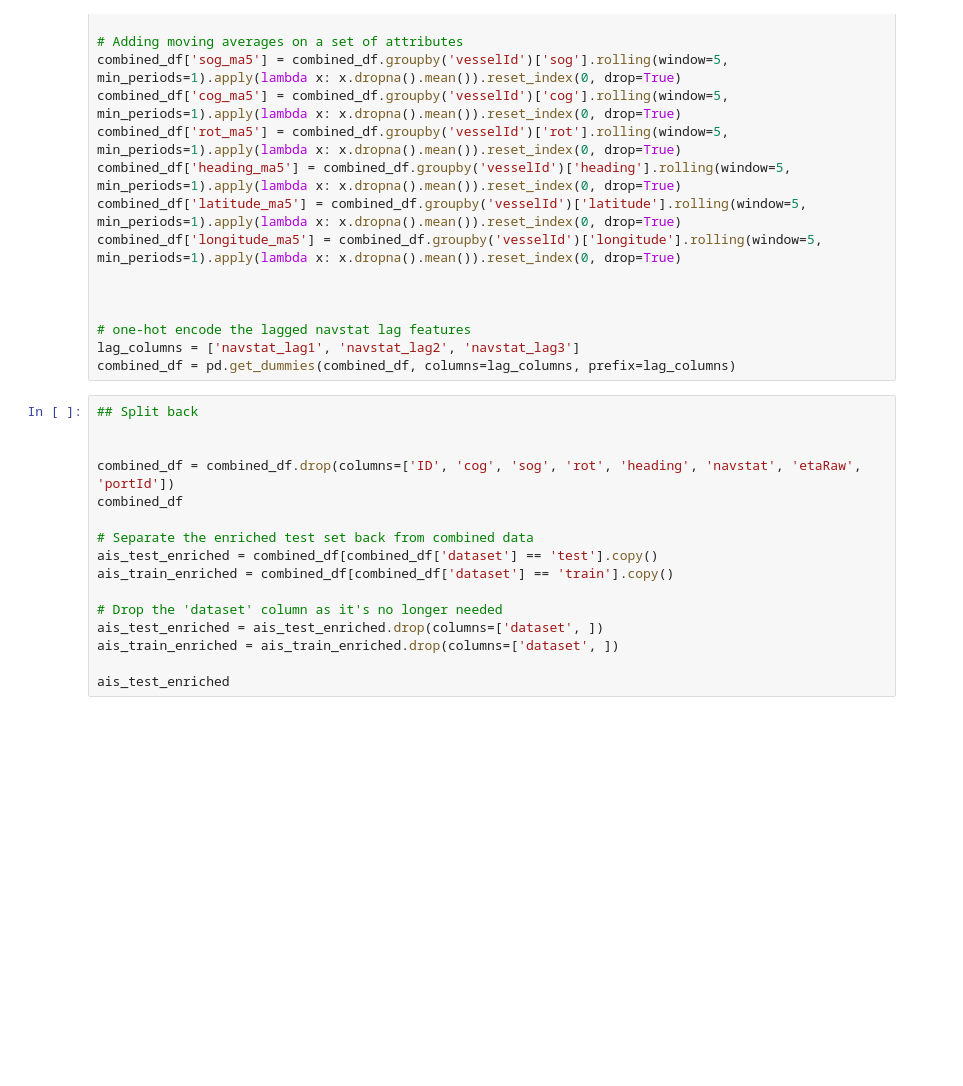
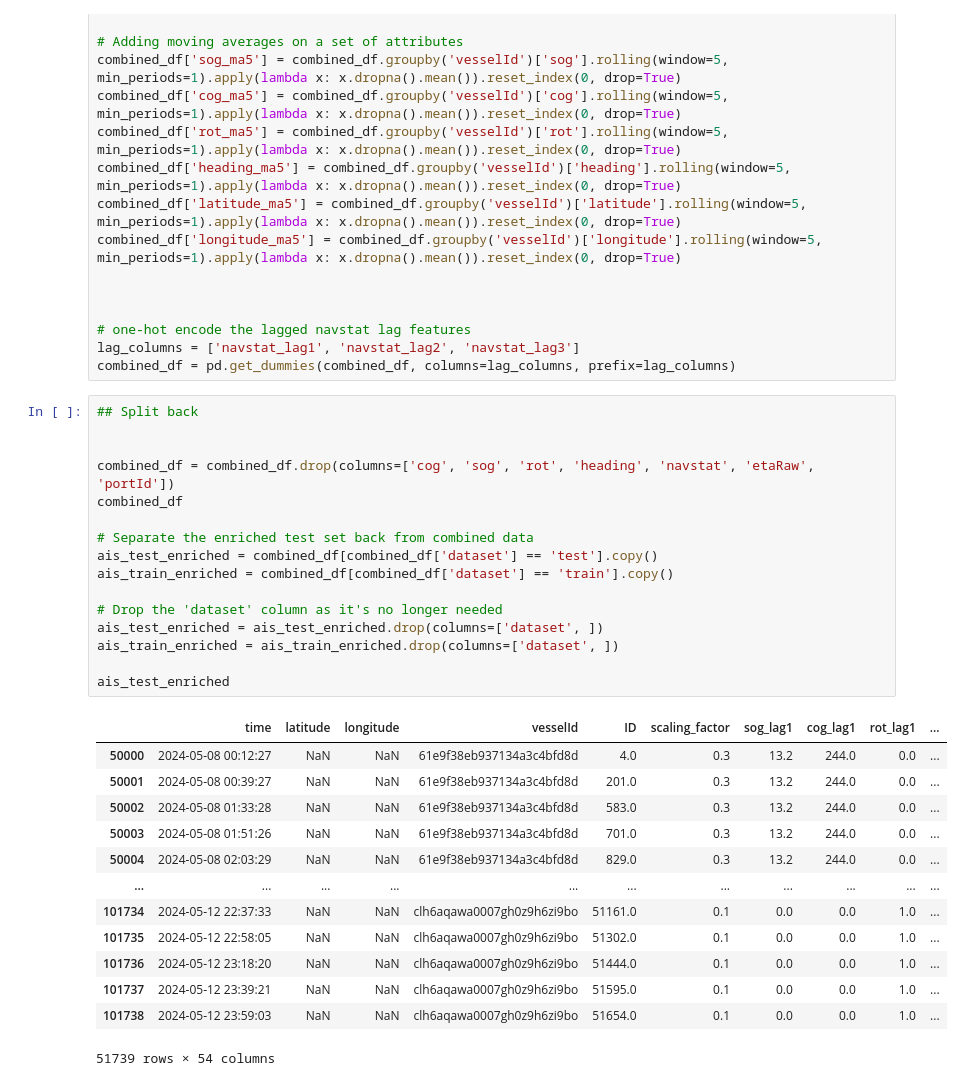
Before and after one commit to sondrmsk/MachineLearningProject, a Jupyter notebook: lakkenNoteBook.ipynb, the cells around one changed output. Saved outputs shown, nothing was run; the diff lists cells and outputs as text; blank space fills up the shorter version.

```diff
--- a/lakkenNoteBook.ipynb
+++ b/lakkenNoteBook.ipynb
@@ -61,18 +61,32 @@ combined_df = pd.get_dummies(combined_df, columns=lag_columns, prefix=lag_column
 # %%
 ## Split back
 
 
-combined_df = combined_df.drop(columns=['ID', 'cog', 'sog', 'rot', 'heading', 'navstat', 'etaRaw', 'portId'])
+combined_df = combined_df.drop(columns=['cog', 'sog', 'rot', 'heading', 'navstat', 'etaRaw', 'portId'])
 combined_df
 
 # Separate the enriched test set back from combined data
 ais_test_enriched = combined_df[combined_df['dataset'] == 'test'].copy()
 ais_train_enriched = combined_df[combined_df['dataset'] == 'train'].copy()
 
 # Drop the 'dataset' column as it's no longer needed
 ais_test_enriched = ais_test_enriched.drop(columns=['dataset', ])
 ais_train_enriched = ais_train_enriched.drop(columns=['dataset', ])
 
 ais_test_enriched
+# %% [output]
+|  | time | latitude | longitude | vesselId | ID | scaling_factor | sog_lag1 | cog_lag1 | rot_lag1 | ... |
+| 50000 | 2024-05-08 00:12:27 | NaN | NaN | 61e9f38eb937134a3c4bfd8d | 4.0 | 0.3 | 13.2 | 244.0 | 0.0 | ... |
+| 50001 | 2024-05-08 00:39:27 | NaN | NaN | 61e9f38eb937134a3c4bfd8d | 201.0 | 0.3 | 13.2 | 244.0 | 0.0 | ... |
+| 50002 | 2024-05-08 01:33:28 | NaN | NaN | 61e9f38eb937134a3c4bfd8d | 583.0 | 0.3 | 13.2 | 244.0 | 0.0 | ... |
+| 50003 | 2024-05-08 01:51:26 | NaN | NaN | 61e9f38eb937134a3c4bfd8d | 701.0 | 0.3 | 13.2 | 244.0 | 0.0 | ... |
+| 50004 | 2024-05-08 02:03:29 | NaN | NaN | 61e9f38eb937134a3c4bfd8d | 829.0 | 0.3 | 13.2 | 244.0 | 0.0 | ... |
+| ... | ... | ... | ... | ... | ... | ... | ... | ... | ... | ... |
+| 101734 | 2024-05-12 22:37:33 | NaN | NaN | clh6aqawa0007gh0z9h6zi9bo | 51161.0 | 0.1 | 0.0 | 0.0 | 1.0 | ... |
+| 101735 | 2024-05-12 22:58:05 | NaN | NaN | clh6aqawa0007gh0z9h6zi9bo | 51302.0 | 0.1 | 0.0 | 0.0 | 1.0 | ... |
+| 101736 | 2024-05-12 23:18:20 | NaN | NaN | clh6aqawa0007gh0z9h6zi9bo | 51444.0 | 0.1 | 0.0 | 0.0 | 1.0 | ... |
+| 101737 | 2024-05-12 23:39:21 | NaN | NaN | clh6aqawa0007gh0z9h6zi9bo | 51595.0 | 0.1 | 0.0 | 0.0 | 1.0 | ... |
+| 101738 | 2024-05-12 23:59:03 | NaN | NaN | clh6aqawa0007gh0z9h6zi9bo | 51654.0 | 0.1 | 0.0 | 0.0 | 1.0 | ... |
+51739 rows × 54 columns
 # %%
 ais_test_enriched.info()
```
Also changed, not shown: parts of 3 cells of this notebook, 3 other files.
